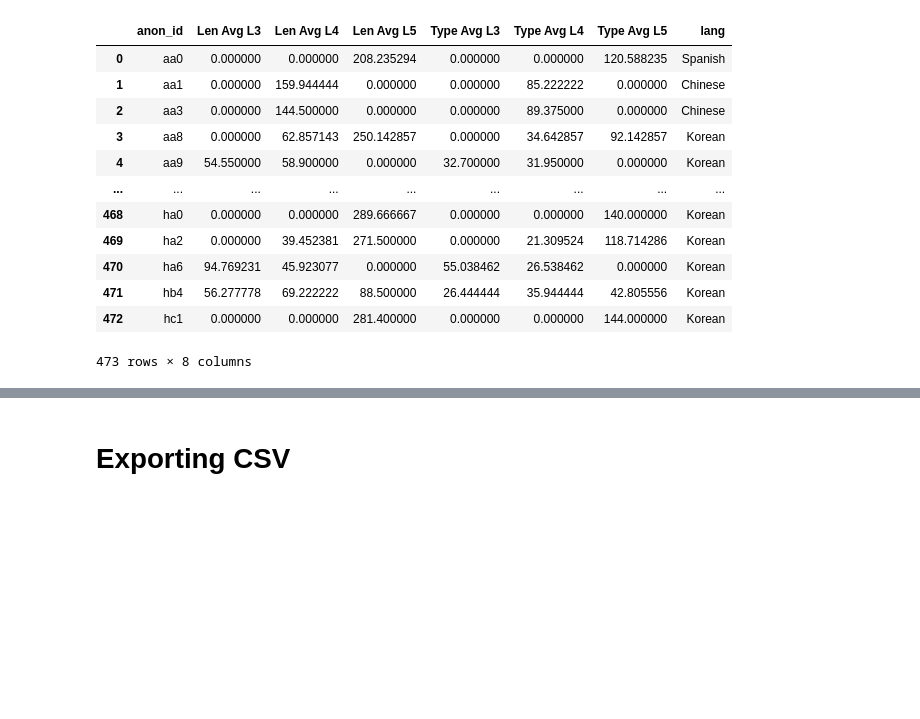
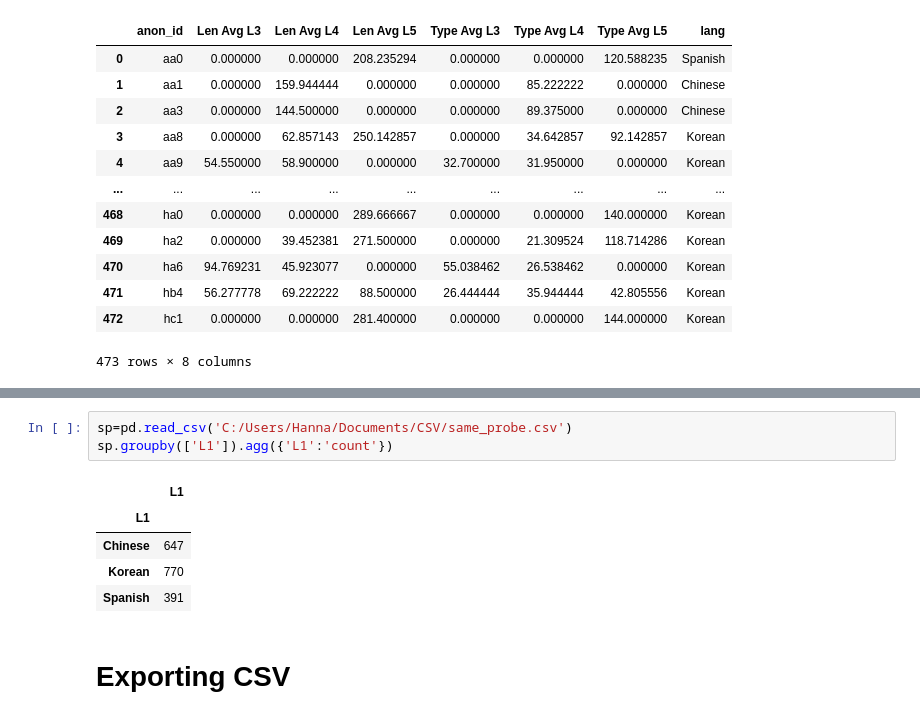
Before and after one commit to mencer456/LRDC-Research, a Jupyter notebook: Gathering Data for CSV Export.ipynb, the cells around one changed output, grey strips where cells are left out. Saved outputs shown, nothing was run; the diff lists cells and outputs as text; blank space fills up the shorter version.

```diff
--- a/Gathering Data for CSV Export.ipynb
+++ b/Gathering Data for CSV Export.ipynb
@@ -541,3 +551,12 @@ avg
+# %%
+sp=pd.read_csv('C:/Users/Hanna/Documents/CSV/same_probe.csv')
+sp.groupby(['L1']).agg({'L1':'count'})
+# %% [output]
+|  | L1 |
+| L1 |  |
+| Chinese | 647 |
+| Korean | 770 |
+| Spanish | 391 |
 # %% [markdown]
 # Exporting CSV
 # %%
```
Also changed, not shown: parts of 2 cells of this notebook, 2 other files.
